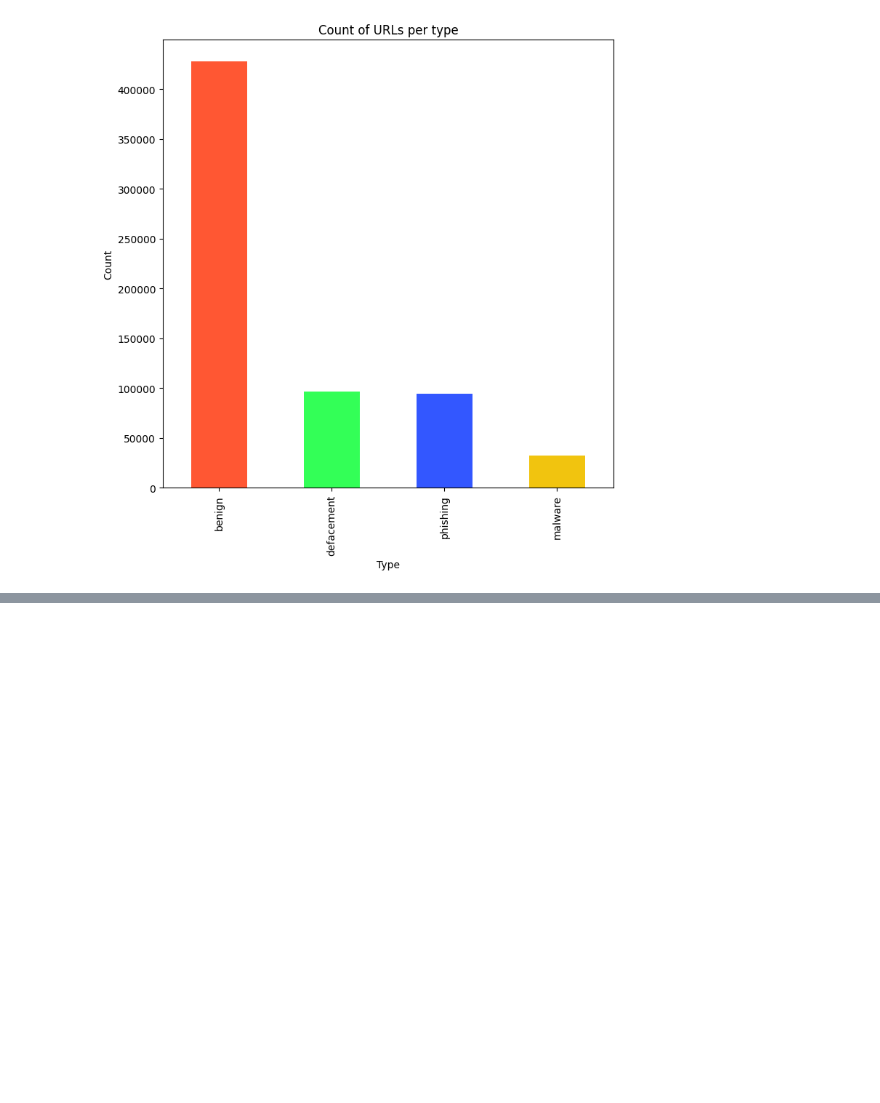
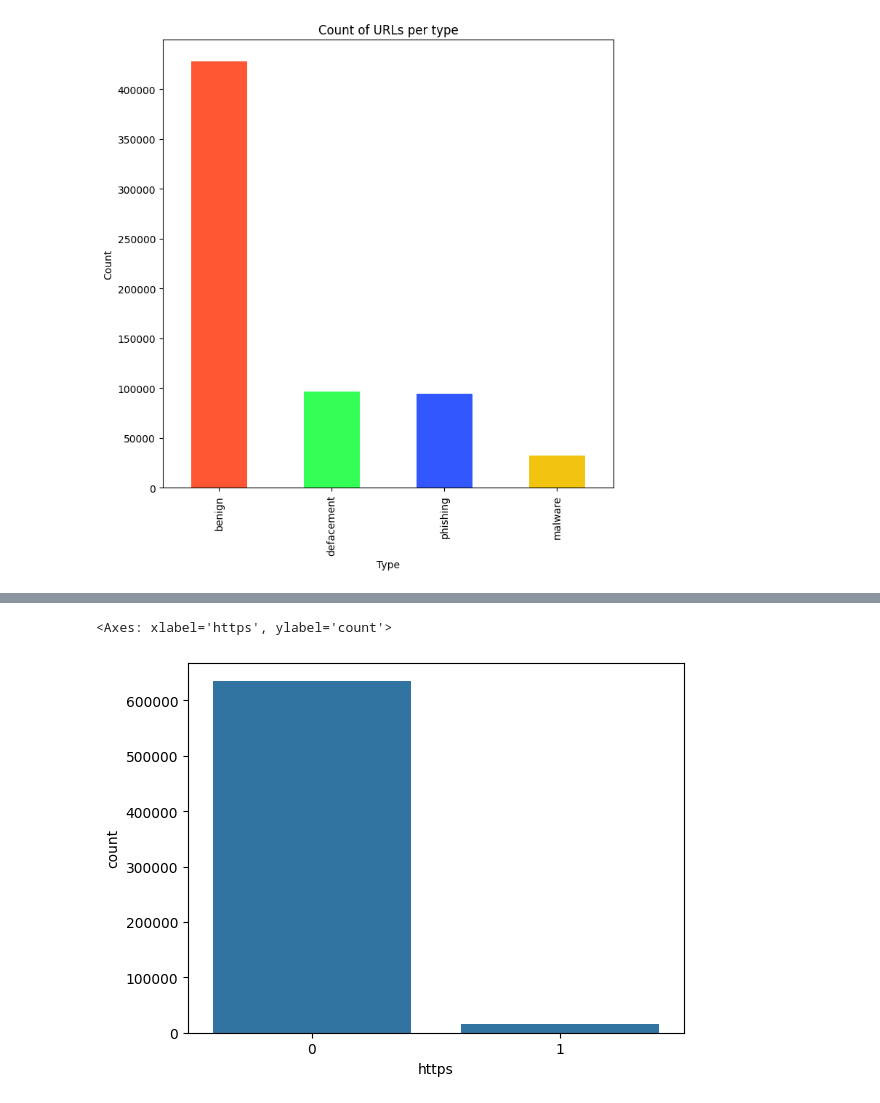
Before and after one commit to OluEgwudike/COMPARATIVE-ANALYSIS-OF-SUPERVISED-AND-ENSEMBLE-MODEL-FOR-DETECTING-MALICIOUS-ACTIVITIES, a Jupyter notebook: malicious_detection.ipynb, the cells around one changed output, grey strips where cells are left out. Saved outputs shown, nothing was run; the diff lists cells and outputs as text; code cells hidden in the pictures; blank space fills up the shorter version.

Commit message:
preprocessing the dataset by extracting key features from the URL in the dataset

```diff
--- a/malicious_detection.ipynb
+++ b/malicious_detection.ipynb
@@ -73,0 +104,3 @@ plt.show()
+# %%
+# counting total number of length of the url
+df['url_len']=df['url'].apply(lambda x: len(str(x)))
@@ -73,0 +124,11 @@ plt.show()
+# %%
+def process_url (url):
+  try:
+    ## extract the top level domain (tld)
+    res = get_tld(url, as_object=True, fail_silently=False,fix_protocol=True)
+    pri_domain = res.parsed_url.netloc
+  except :
+    pri_domain = None
+  return pri_domain
+
+df['domain']=df['url'].apply(lambda i: process_url(i))
@@ -73,0 +152,5 @@ plt.show()
+# %%
+## creating new data frame
+feature_in_the_url= ['@','?','-','=','.','%','+','$','!','*',',','//']
+for a in feature_in_the_url:
+  df[a]=df['url'].apply(lambda i: i.count(i))
@@ -73,0 +178,14 @@ plt.show()
+# %%
+def http (url):
+  hpt = urlparse(url).scheme## it support diferent url filr like http, ftp
+  match = str(hpt)
+  if match == "https":
+    return 1
+  else:
+    return 0
+df['https']= df['url'].apply(lambda i: http(i))
+# %%
+sns.countplot(x='https',data=df)
+# %% [output]
+<Axes: xlabel='https', ylabel='count'>
+[figure, added]
```
Also changed, not shown: parts of 20 cells of this notebook.
